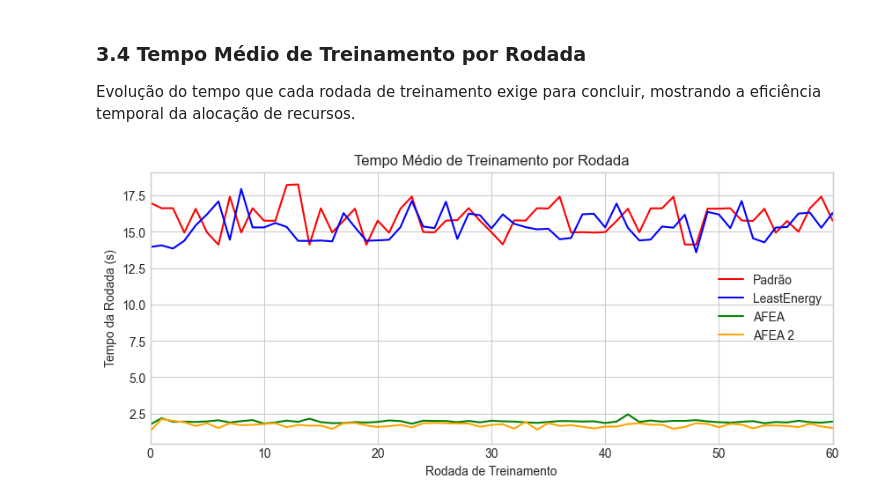
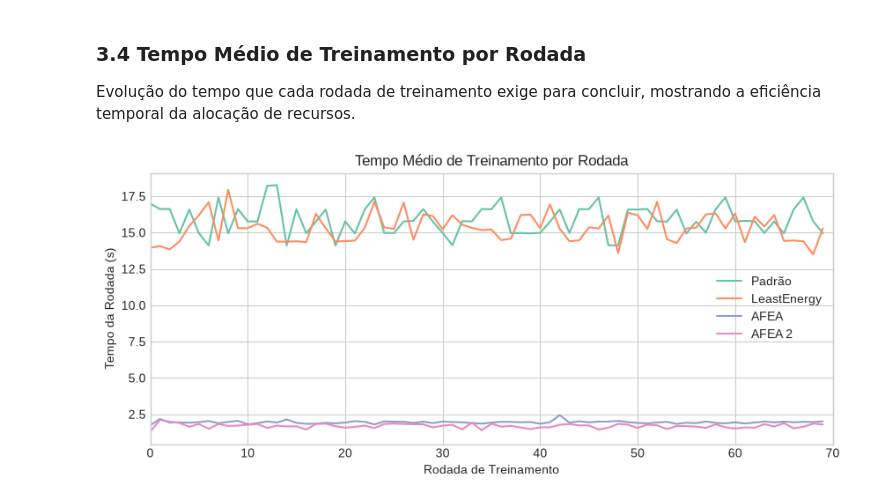
Before and after one commit to niloMarchiori/dissertacao_code, a Jupyter notebook: Analise/Analise_iid.ipynb, the cells around one changed output. Saved outputs shown, nothing was run; the diff lists cells and outputs as text; code cells hidden in the pictures.

```diff
--- a/Analise/Analise_iid.ipynb
+++ b/Analise/Analise_iid.ipynb
@@ -214,32 +214,32 @@ Evolução do tempo que cada rodada de treinamento exige para concluir, mostrand
 # %%
 def get_round_time_avg(folder_path):
     all_files = glob.glob(os.path.join(folder_path, '*.csv'))
     times = []
     for f in all_files:
         df = pd.read_csv(f, index_col=0)
         time_cols = [c for c in df.columns if c.startswith('training_time_sta')]
         times.append(df[time_cols].max(axis=1))
     if times:
         return pd.concat(times, axis=1).mean(axis=1)
     return pd.Series()
 
 round_time_padrao = get_round_time_avg(iid_all_dir)
 round_time_least = get_round_time_avg(iid_leastEnergy_dir)
 round_time_afea = get_round_time_avg(iid_afea_dir)
 round_time_afea_2 = get_round_time_avg(iid_afea_2_dir)
 
 plt.figure(figsize=(10, 4))
-plt.plot(round_time_padrao.index, round_time_padrao.values, label='Padrão', color='red')
-plt.plot(round_time_least.index, round_time_least.values, label='LeastEnergy', color='blue')
-plt.plot(round_time_afea.index, round_time_afea.values, label='AFEA', color='green')
-plt.plot(round_time_afea_2.index, round_time_afea_2.values, label='AFEA 2', color='orange')
+plt.plot(round_time_padrao.index, round_time_padrao.values, label='Padrão', color='#66c2a5')
+plt.plot(round_time_least.index, round_time_least.values, label='LeastEnergy', color='#fc8d62')
+plt.plot(round_time_afea.index, round_time_afea.values, label='AFEA', color='#8da0cb')
+plt.plot(round_time_afea_2.index, round_time_afea_2.values, label='AFEA 2', color='#e78ac3')
 plt.xlabel('Rodada de Treinamento')
 plt.ylabel('Tempo da Rodada (s)')
 plt.title('Tempo Médio de Treinamento por Rodada')
-plt.xlim(0, 60)
+plt.xlim(0,70)
 plt.legend()
 plt.grid(True)
 plt.savefig('figuras/iid_tmpo_rodada.eps', format='eps', bbox_inches='tight')
 plt.show()
 # %% [output]
-[figure, old version]
+[figure, new version]
```
Also changed, not shown: parts of 7 cells of this notebook, 18 other files.
